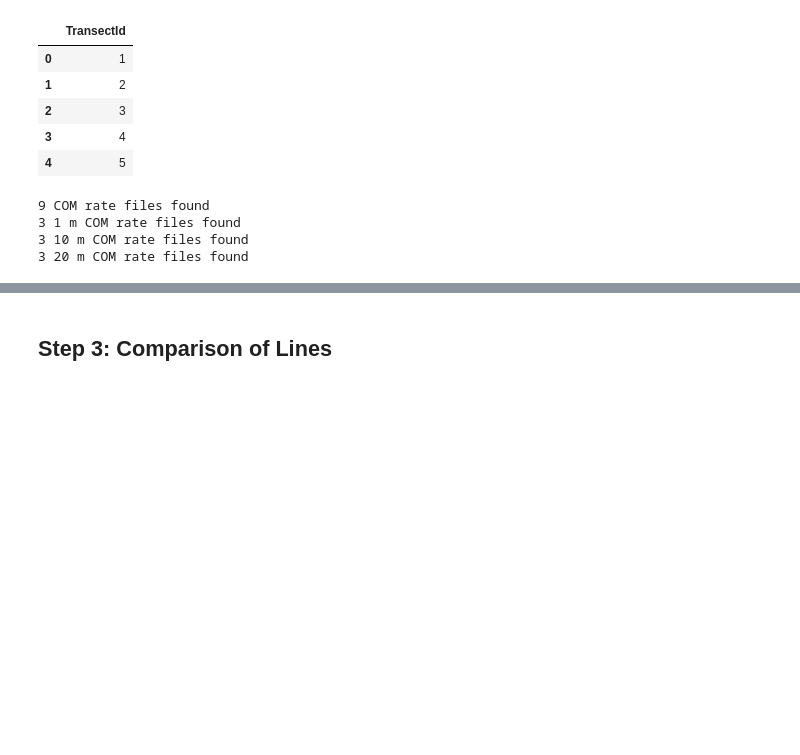
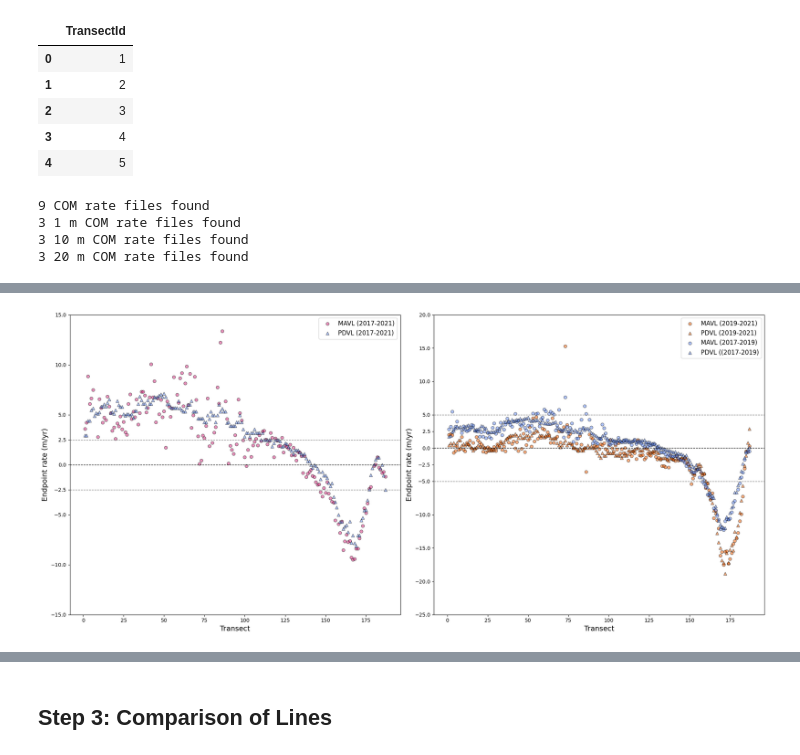
Before and after one commit to conorosully/sentinel2-vegetation-line, a Jupyter notebook: src/4_compare_erosion_rates_pl.ipynb, the cells around one changed output, grey strips where cells are left out. Drawn from its saved outputs; the diff is of its cells as text; code cells hidden in the pictures; blank space fills up the shorter version.

```diff
--- a/src/4_compare_erosion_rates_pl.ipynb
+++ b/src/4_compare_erosion_rates_pl.ipynb
@@ -131,0 +152,2 @@ Processing 2021
+# %%
+rates = pd.read_csv(os.path.join(data_path, f"results/pdvl_erosion_rates_EPR.csv"))
@@ -131,0 +191,33 @@ Processing 2021
+# %%
+fig, (ax1, ax2) = plt.subplots(1, 2, figsize=(20, 9))
+
+# Figure 1
+ax1.scatter(rates['TransectId'], rates['MAVL_2017_2021'], label='MAVL (2017-2021)', marker='o', color=red, edgecolor='black', alpha=0.5)
+ax1.scatter(rates['TransectId'], rates['PDVL_2017_2021'], label='PDVL (2017-2021)', marker='^', facecolor=blue, edgecolor='black', alpha=0.5)
+ax1.axhline(0, color='black', linestyle='--', linewidth=1)
+ax1.axhline(-2.5, color='grey', linestyle='--', linewidth=1)
+ax1.axhline(2.5, color='grey', linestyle='--', linewidth=1)
+ax1.set_xlabel('Transect', size=14)
+ax1.set_ylabel('Endpoint rate (m/yr)', size=14)
+ax1.legend(fontsize=12)
+ax1.set_yticks(sorted(set(list(ax1.get_yticks()) + [-5, -2.5, 0, 2.5, 5])))
+
+# Figure 2
+ax2.scatter(rates['TransectId'], rates['MAVL_2019_2021'], label='MAVL (2019-2021)', marker='o', color=orange, edgecolor='black', alpha=0.5)
+ax2.scatter(rates['TransectId'], rates['PDVL_2019_2021'], label='PDVL (2019-2021)', marker='^', color=orange, edgecolor='black', alpha=0.5)
+ax2.scatter(rates['TransectId'], rates['MAVL_2017_2019'], label='MAVL (2017-2019)', marker='o', color=blue, edgecolor='black', alpha=0.5)
+ax2.scatter(rates['TransectId'], rates['PDVL_2017_2019'], label='PDVL ((2017-2019)', marker='^', color=blue, edgecolor='black', alpha=0.5)
+ax2.axhline(0, color='black', linestyle='--', linewidth=1)
+ax2.axhline(-5, color='grey', linestyle='--', linewidth=1)
+ax2.axhline(5, color='grey', linestyle='--', linewidth=1)
+ax2.set_xlabel('Transect', size=14)
+ax2.set_ylabel('Endpoint rate (m/yr)', size=14)
+ax2.legend(fontsize=12)
+ax2.set_yticks(sorted(set(list(ax2.get_yticks()) + [-5, -2.5, 0, 2.5, 5])))
+
+plt.tight_layout()
+
+save_path = os.path.join(figure_path, "pdvl_fig17_18.tif")
+plt.savefig(save_path, dpi=400, bbox_inches='tight', format='tif')
+# %% [output]
+[figure, added]
```
Also changed, not shown: parts of 14 cells of this notebook, 8 other files.
